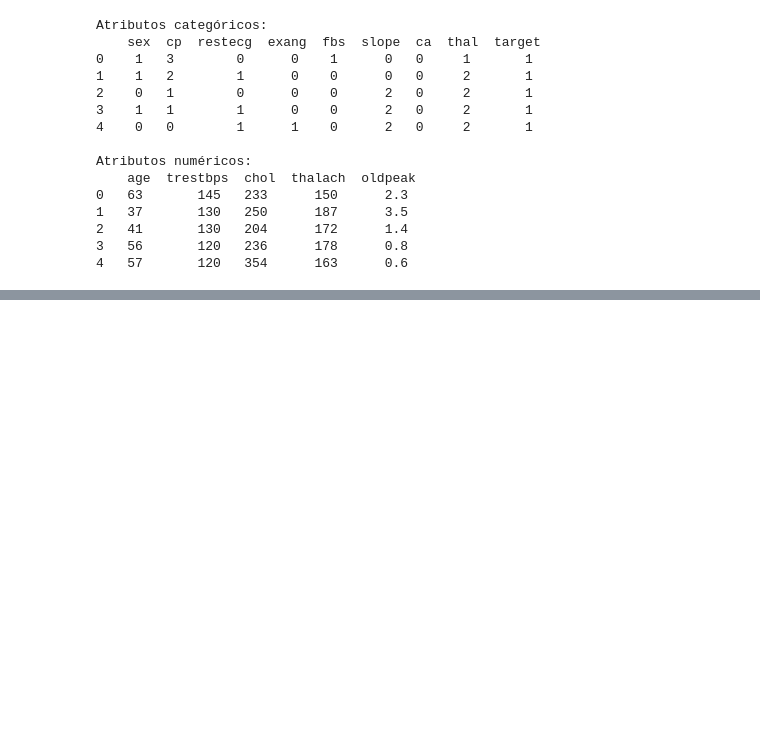
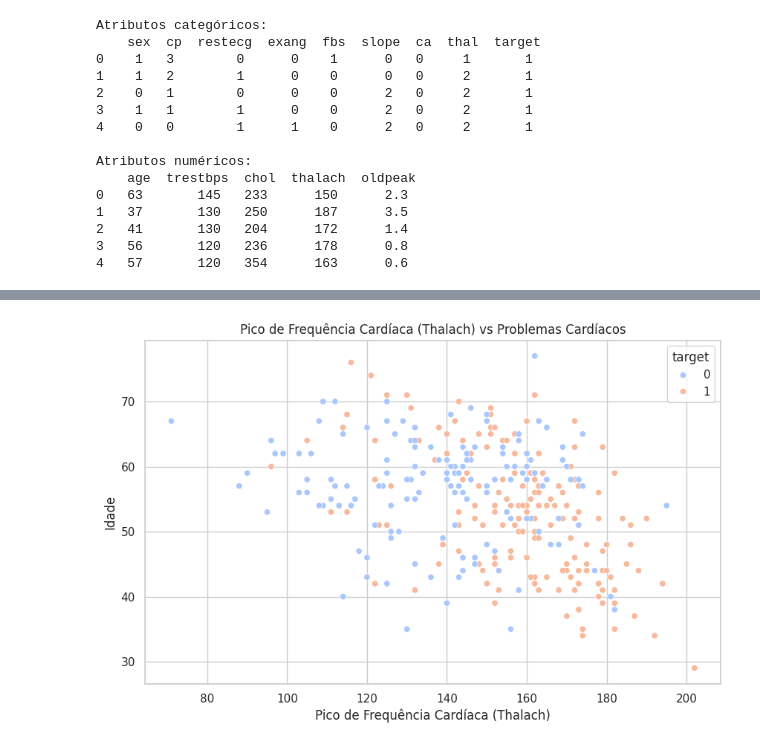
Before and after one commit to profandersonvanin01/doencas_coracao, a Jupyter notebook: Exemplo_Analise_Dados.ipynb, the cells around one changed output, grey strips where cells are left out. Cells and saved outputs as stored; diff of their text form; code cells hidden in the pictures; blank space fills up the shorter version.

```diff
--- a/Exemplo_Analise_Dados.ipynb
+++ b/Exemplo_Analise_Dados.ipynb
@@ -209,0 +256,10 @@ Atributos numéricos:
+# %%
+# Pergunta 3: Análise da relação entre thalach (pico de exercício) e problemas cardíacos
+plt.figure(figsize=(10, 6))
+sns.scatterplot(data=bd, x='thalach', y='age', hue='target', palette='coolwarm')
+plt.title("Pico de Frequência Cardíaca (Thalach) vs Problemas Cardíacos")
+plt.xlabel("Pico de Frequência Cardíaca (Thalach)")
+plt.ylabel("Idade")
+plt.show()
+# %% [output]
+[figure, added]
```
Also changed, not shown: parts of 20 cells of this notebook.
